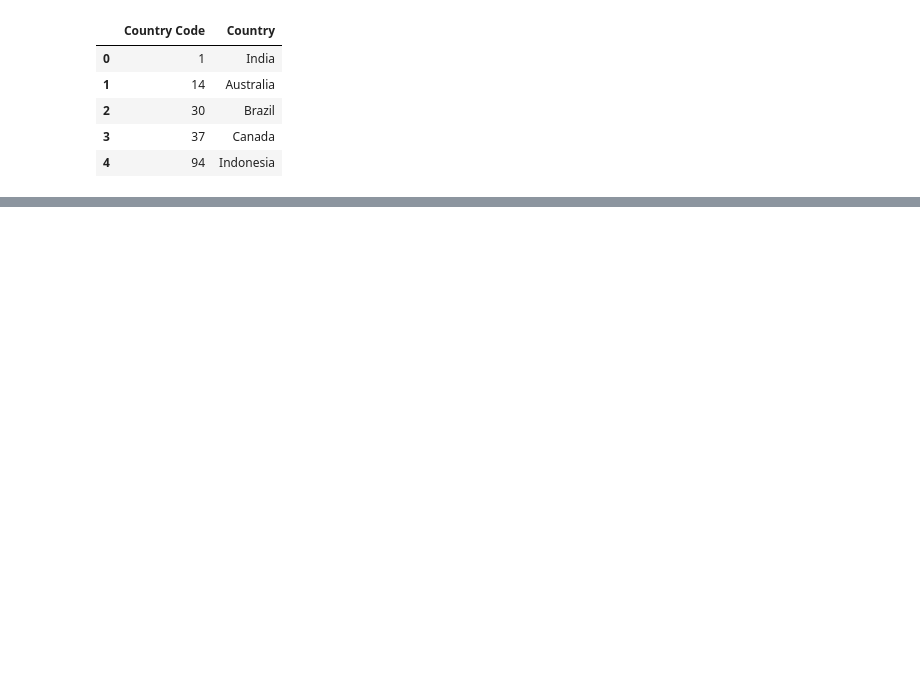
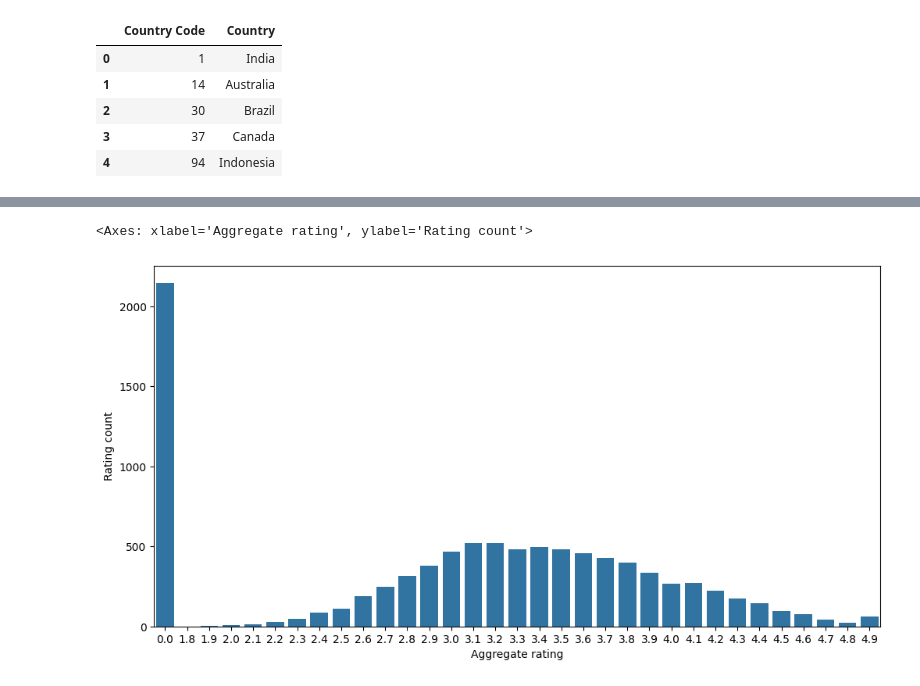
Before and after one commit to KekeliFeda/RESTAURANT_EDA, a Jupyter notebook: EDA.ipynb, the cells around one changed output, grey strips where cells are left out. Saved outputs shown, nothing was run; the diff lists cells and outputs as text; code cells hidden in the pictures; blank space fills up the shorter version.

```diff
--- a/EDA.ipynb
+++ b/EDA.ipynb
@@ -82,0 +122,8 @@ df_country.head()
+# %%
+# Group the dataframe by 'Aggregate rating', 'Rating color', and 'Rating text'
+# Count the number of occurrences for each unique combination
+# Reset the index to convert the grouped data back into a DataFrame
+# Rename the automatically generated column (which holds the counts) to 'Rating count'
+
+ratings=final_df.groupby(['Aggregate rating','Rating color','Rating text']).size().reset_index().rename(columns={0:'Rating count'})
+ratings
@@ -82,0 +170,5 @@ df_country.head()
+# %%
+sns.barplot(x='Aggregate rating', y='Rating count', data=ratings)
+# %% [output]
+<Axes: xlabel='Aggregate rating', ylabel='Rating count'>
+[figure, added]
```
Also changed, not shown: parts of 10 cells of this notebook.
